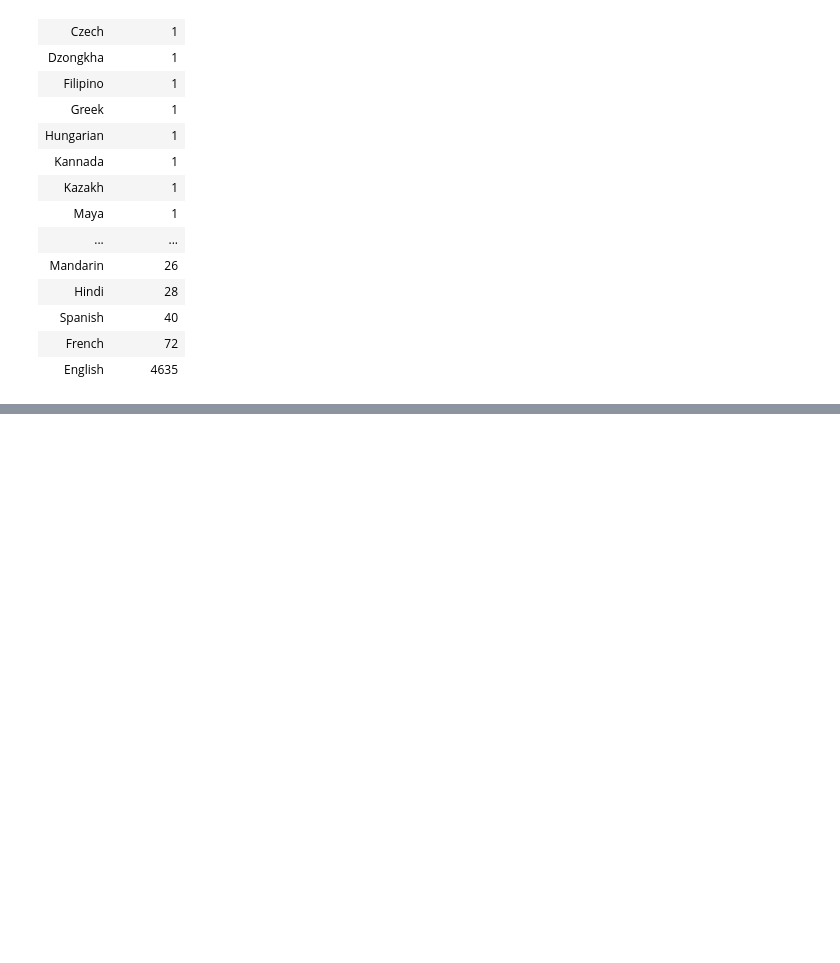
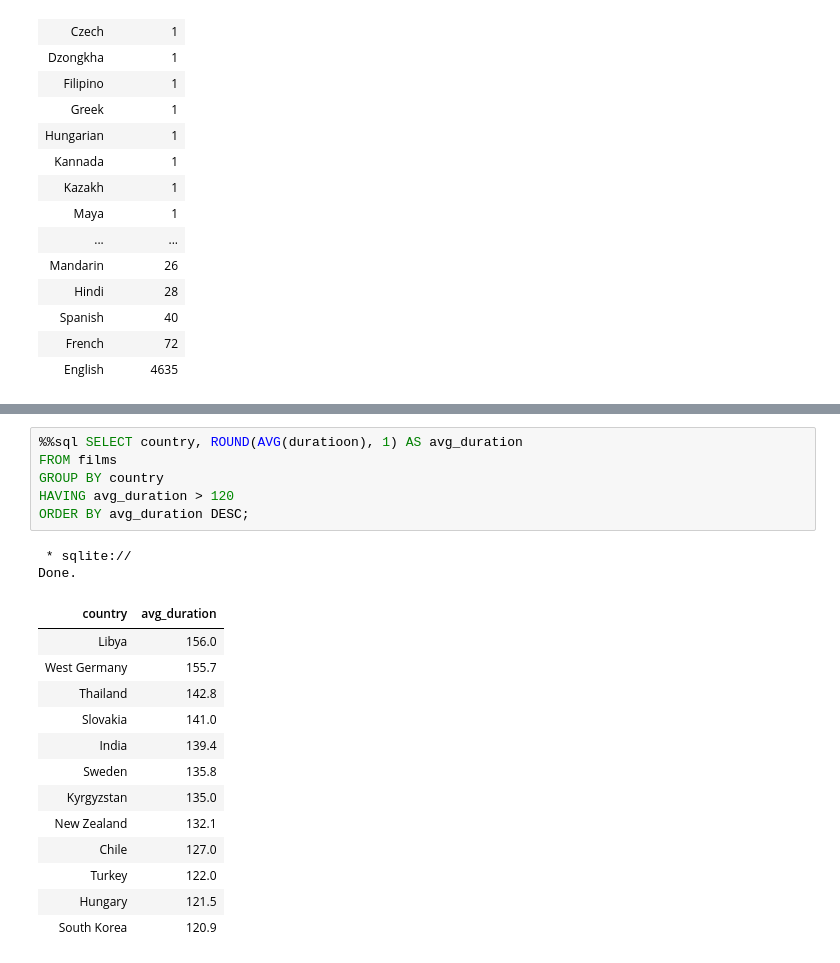
Before and after one commit to UznetDev/Data-science-home-work, a Jupyter notebook: 20_Avg_2024_home_work.ipynb, the cells around one changed output, grey strips where cells are left out. Cells and saved outputs as stored; diff of their text form; blank space fills up the shorter version.

```diff
--- a/20_Avg_2024_home_work.ipynb
+++ b/20_Avg_2024_home_work.ipynb
@@ -343,0 +346,22 @@ Done.
+# %%
+%%sql SELECT country, ROUND(AVG(duratioon), 1) AS avg_duration
+FROM films
+GROUP BY country
+HAVING avg_duration > 120
+ORDER BY avg_duration DESC;
+# %% [output]
+ * sqlite://
+Done.
+| country | avg_duration |
+| Libya | 156.0 |
+| West Germany | 155.7 |
+| Thailand | 142.8 |
+| Slovakia | 141.0 |
+| India | 139.4 |
+| Sweden | 135.8 |
+| Kyrgyzstan | 135.0 |
+| New Zealand | 132.1 |
+| Chile | 127.0 |
+| Turkey | 122.0 |
+| Hungary | 121.5 |
+| South Korea | 120.9 |
```
Also changed, not shown: parts of 5 cells of this notebook.
